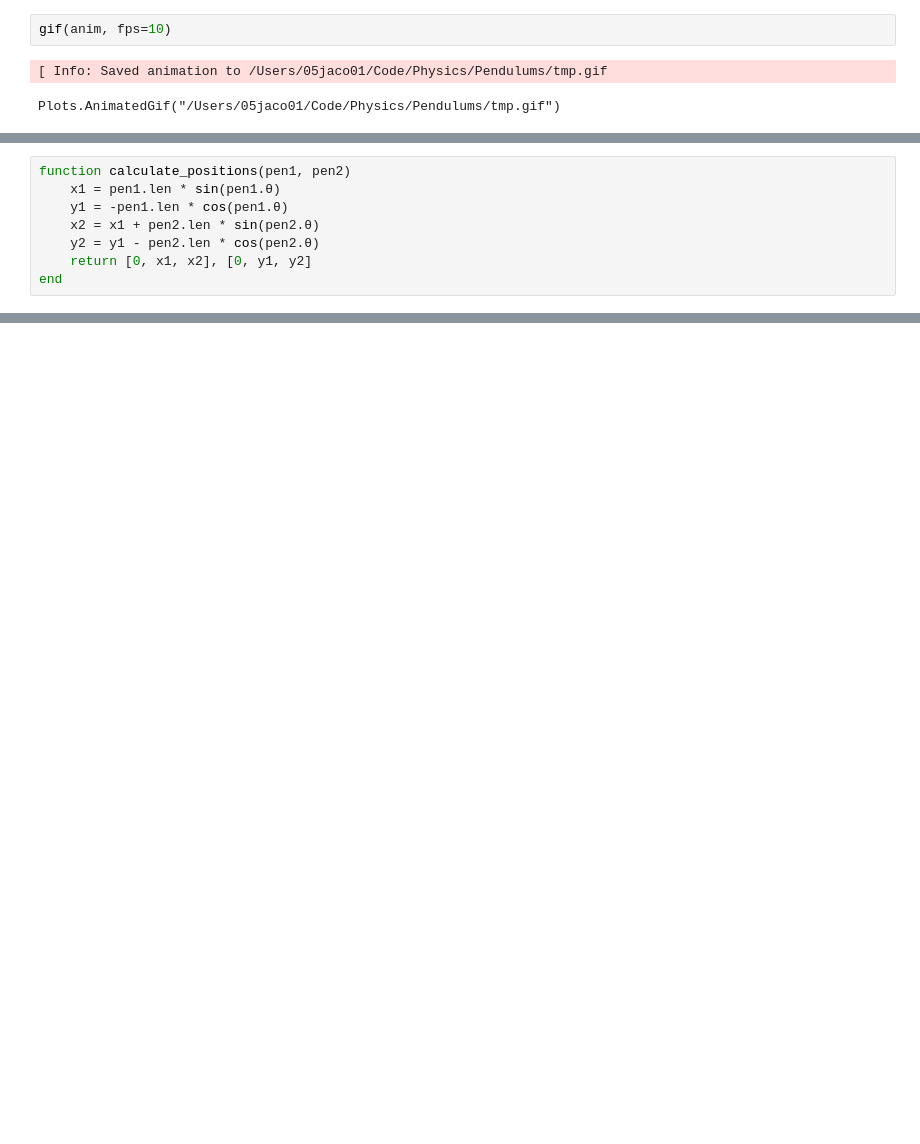
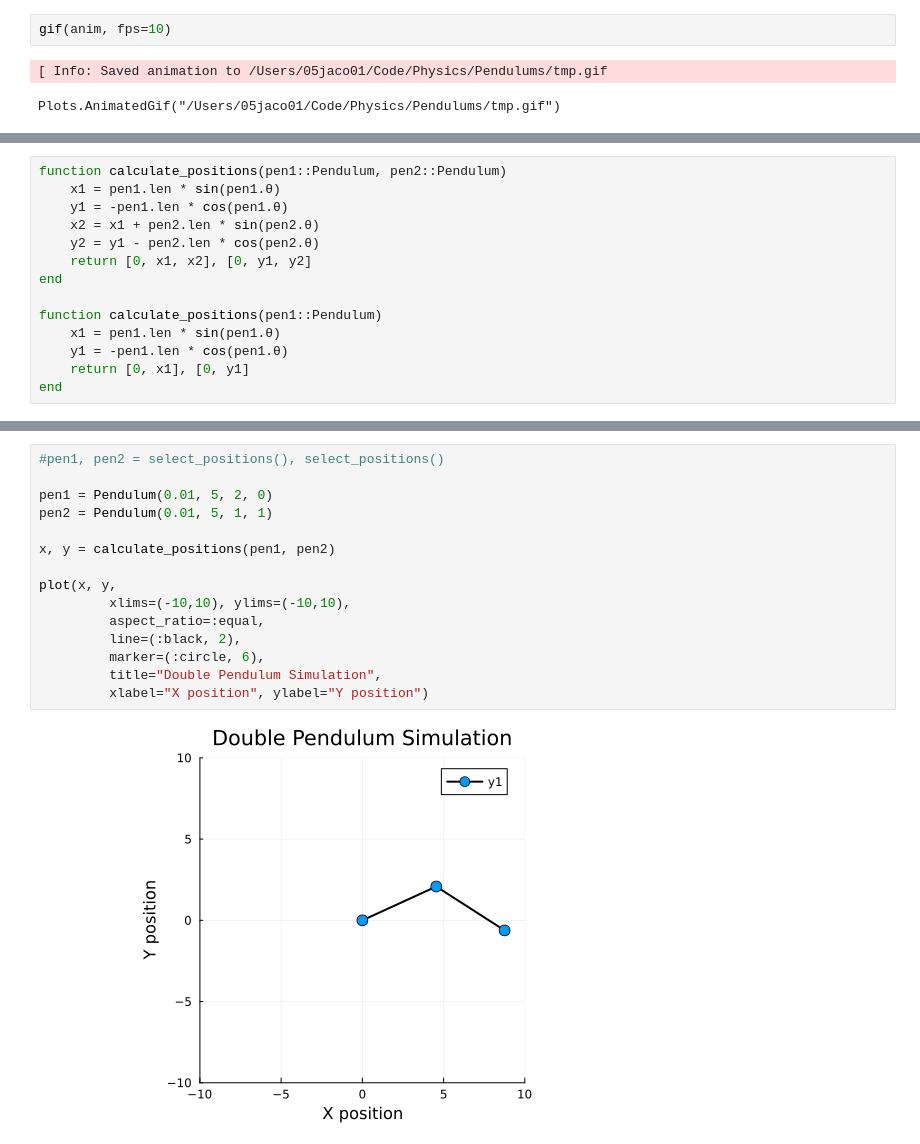
Before and after one commit to Jackryd/Pendulums, a Jupyter notebook: single_pendulum.ipynb, the cells around one changed output, grey strips where cells are left out. Cells and saved outputs as stored; diff of their text form; blank space fills up the shorter version.

Commit message:
refactored code and made double pendulum more efficient. Next: Work on visualizations of chaotic nature

```diff
--- a/single_pendulum.ipynb
+++ b/single_pendulum.ipynb
@@ -93,11 +99,17 @@ end
 # %% [output]
 iterate_double_pendulum (generic function with 1 method)
 # %%
-function calculate_positions(pen1, pen2)
+function calculate_positions(pen1::Pendulum, pen2::Pendulum)
     x1 = pen1.len * sin(pen1.θ)
     y1 = -pen1.len * cos(pen1.θ)
     x2 = x1 + pen2.len * sin(pen2.θ)
     y2 = y1 - pen2.len * cos(pen2.θ)
     return [0, x1, x2], [0, y1, y2]
 end
+
+function calculate_positions(pen1::Pendulum)
+    x1 = pen1.len * sin(pen1.θ)
+    y1 = -pen1.len * cos(pen1.θ)
+    return [0, x1], [0, y1]
+end
 # %% [output]
@@ -105 +132,18 @@ calculate_positions (generic function with 1 method)
+# %%
+#pen1, pen2 = select_positions(), select_positions()
+
+pen1 = Pendulum(0.01, 5, 2, 0)
+pen2 = Pendulum(0.01, 5, 1, 1)
+
+x, y = calculate_positions(pen1, pen2)
+
+plot(x, y,
+         xlims=(-10,10), ylims=(-10,10),
+         aspect_ratio=:equal,
+         line=(:black, 2),
+         marker=(:circle, 6),
+         title="Double Pendulum Simulation",
+         xlabel="X position", ylabel="Y position")
+# %% [output]
+[figure, added]
 # %%
```
Also changed, not shown: parts of 12 cells of this notebook.
